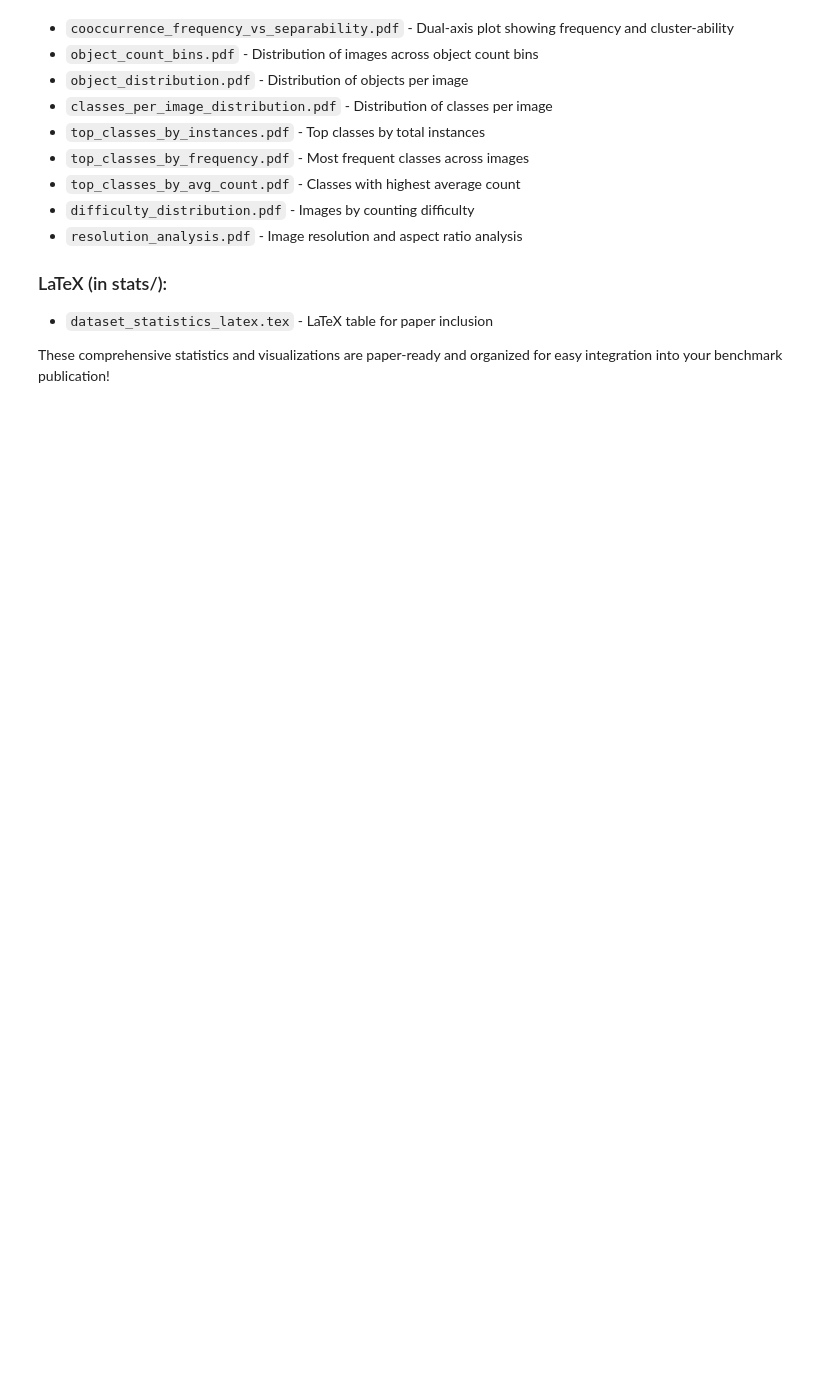
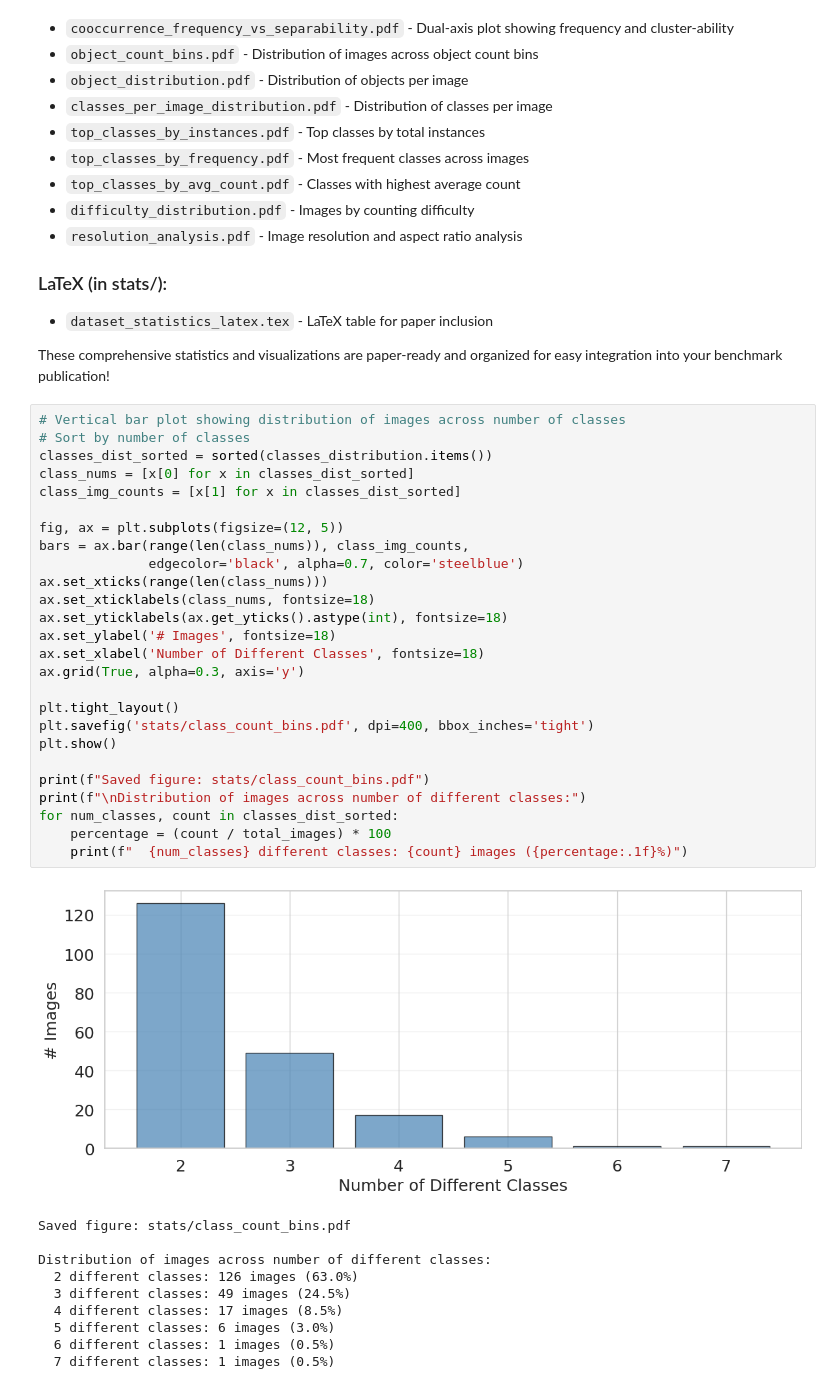
Before and after one commit to ciampluca/PrACo, a Jupyter notebook: data/multiclass-dataset/stats.ipynb, the cells around one changed output. Saved outputs shown, nothing was run; the diff lists cells and outputs as text; blank space fills up the shorter version.

```diff
--- a/data/multiclass-dataset/stats.ipynb
+++ b/data/multiclass-dataset/stats.ipynb
@@ -1092,3 +1106,40 @@ All statistics have been computed and visualizations generated. All output files
 - `dataset_statistics_latex.tex` - LaTeX table for paper inclusion
 
 These comprehensive statistics and visualizations are paper-ready and organized for easy integration into your benchmark publication!
+# %%
+# Vertical bar plot showing distribution of images across number of classes
+# Sort by number of classes
+classes_dist_sorted = sorted(classes_distribution.items())
+class_nums = [x[0] for x in classes_dist_sorted]
+class_img_counts = [x[1] for x in classes_dist_sorted]
+
+fig, ax = plt.subplots(figsize=(12, 5))
+bars = ax.bar(range(len(class_nums)), class_img_counts,
+              edgecolor='black', alpha=0.7, color='steelblue')
+ax.set_xticks(range(len(class_nums)))
+ax.set_xticklabels(class_nums, fontsize=18)
+ax.set_yticklabels(ax.get_yticks().astype(int), fontsize=18)
+ax.set_ylabel('# Images', fontsize=18)
+ax.set_xlabel('Number of Different Classes', fontsize=18)
+ax.grid(True, alpha=0.3, axis='y')
+
+plt.tight_layout()
+plt.savefig('stats/class_count_bins.pdf', dpi=400, bbox_inches='tight')
+plt.show()
+
+print(f"Saved figure: stats/class_count_bins.pdf")
+print(f"\nDistribution of images across number of different classes:")
+for num_classes, count in classes_dist_sorted:
+    percentage = (count / total_images) * 100
+    print(f"  {num_classes} different classes: {count} images ({percentage:.1f}%)")
+# %% [output]
+[figure, added]
+Saved figure: stats/class_count_bins.pdf
+
+Distribution of images across number of different classes:
+  2 different classes: 126 images (63.0%)
+  3 different classes: 49 images (24.5%)
+  4 different classes: 17 images (8.5%)
+  5 different classes: 6 images (3.0%)
+  6 different classes: 1 images (0.5%)
+  7 different classes: 1 images (0.5%)
```
Also changed, not shown: parts of 18 cells of this notebook, 2 other files.
